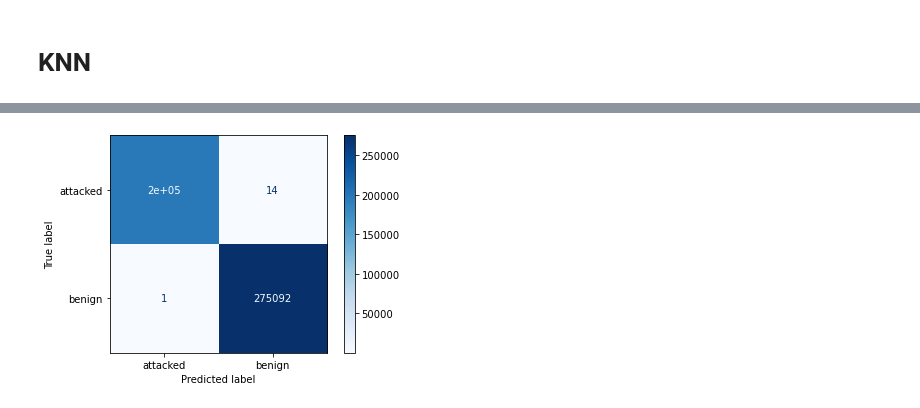
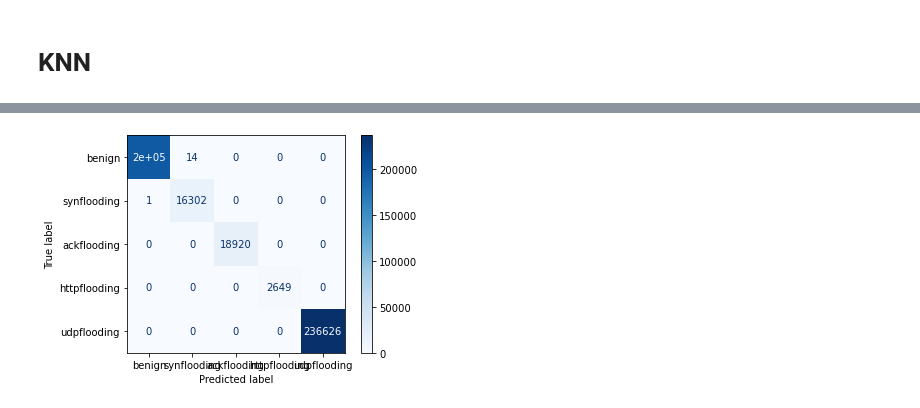
Before and after one commit to hykhhijk/Packet-classifier, a Jupyter notebook: Packet_classifier.ipynb, the cells around one changed output, grey strips where cells are left out. Saved outputs shown, nothing was run; the diff lists cells and outputs as text; code cells hidden in the pictures.

```diff
--- a/Packet_classifier.ipynb
+++ b/Packet_classifier.ipynb
@@ -171,0 +175,3 @@ scan-portos 211078     attacked 12970
+# %%
+for i,k in enumerate(dict_names):
+    print(i, k)
@@ -172,7 +194,7 @@ scan-portos 211078     attacked 12970
 # %%
 label_dict={}
-for i in dict_names:
-    label = np.zeros(len(X_dict[i]))
-    label[y_dict[i]-1] = 1
+for i,k in enumerate(dict_names):
+    label = np.zeros(len(X_dict[k]))
+    label[y_dict[k]-1] = i
     ###위에 -1 붙여야됨
-    label_dict[i] = label
+    label_dict[k] = label
@@ -325,6 +323,8 @@ from sklearn.neighbors import KNeighborsClassifier
 from sklearn.ensemble import RandomForestClassifier
 from sklearn.linear_model import LogisticRegression
 from sklearn.metrics import confusion_matrix, plot_confusion_matrix
-labels = ["attacked", "benign"]
+labels = ["benign", "synflooding","ackflooding", "httpflooding", "udpflooding" ]
 # %%
 X_train, X_valid, y_train, y_valid = train_test_split(X,y, test_size=0.25)
+# %%
+X_train_, X_valid_, y_train_, y_valid_ = X_train, X_valid, y_train, y_valid
@@ -430,6 +483,6 @@ plot = plot_confusion_matrix(model_knn, X_valid, y_valid, display_labels=labels,
 # %%
 model_rf = RandomForestClassifier()
-model_rf.fit(X_train, y_train)
-plot = plot_confusion_matrix(model_rf, X_valid, y_valid, display_labels=labels, cmap=plt.cm.Blues)
+model_rf.fit(X_train_, y_train_)
+plot = plot_confusion_matrix(model_rf, X_valid_, y_valid_, display_labels=labels, cmap=plt.cm.Blues)
 # %% [output]
-[figure, old version]
+[figure, new version]
```
Also changed, not shown: parts of 37 cells of this notebook, 1 other file.
